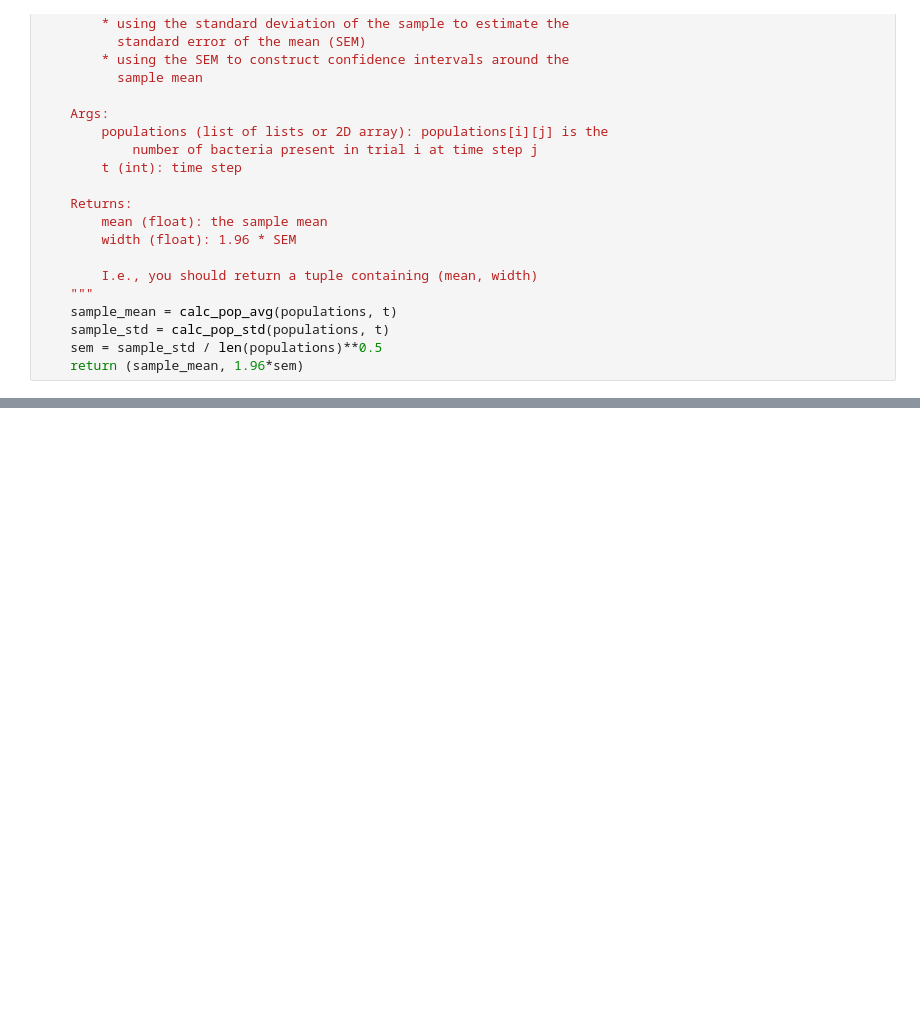
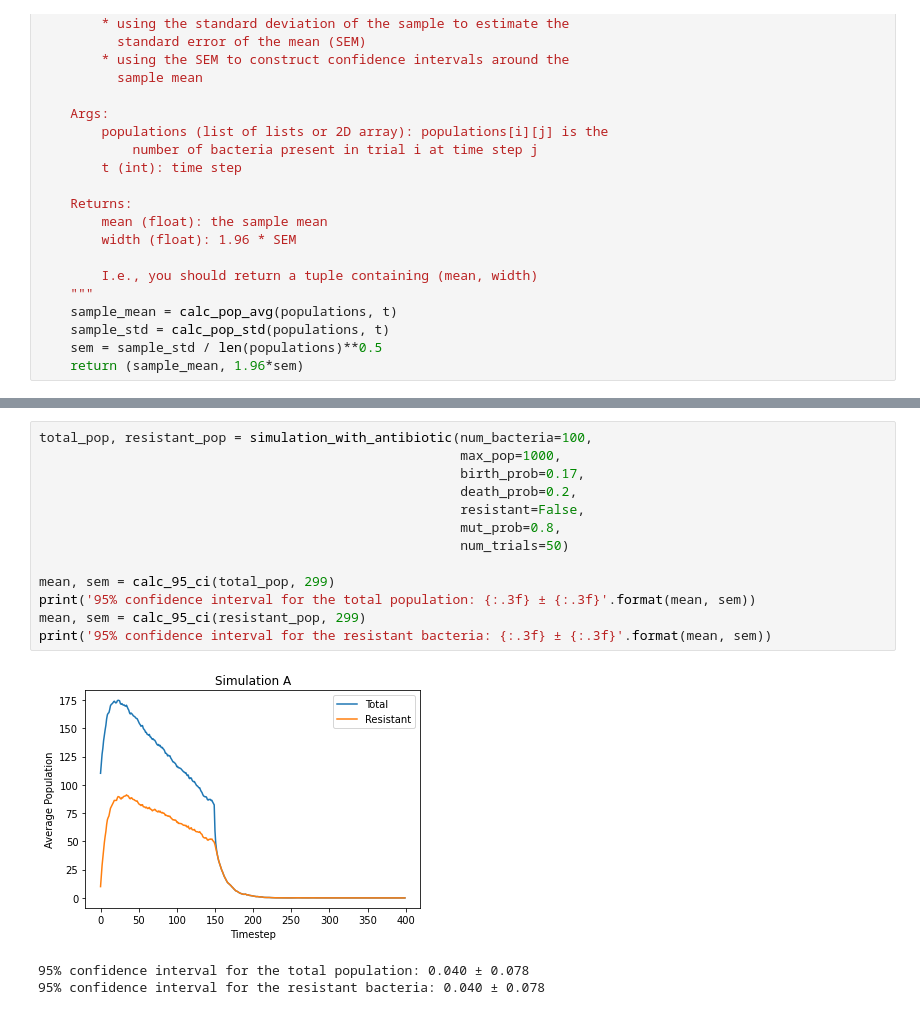
Before and after one commit to Meta-Sean/6.0001, a Jupyter notebook: 6_0002_ps4.ipynb, the cells around one changed output, grey strips where cells are left out. Cells and saved outputs as stored; diff of their text form; blank space fills up the shorter version.

```diff
--- a/6_0002_ps4.ipynb
+++ b/6_0002_ps4.ipynb
@@ -631,0 +650,17 @@ make_two_curve_plot(range(400), avgList, resistList, 'Total', 'Resistant', 'Time
+# %%
+total_pop, resistant_pop = simulation_with_antibiotic(num_bacteria=100,
+                                                      max_pop=1000,
+                                                      birth_prob=0.17,
+                                                      death_prob=0.2,
+                                                      resistant=False,
+                                                      mut_prob=0.8,
+                                                      num_trials=50)
+
+mean, sem = calc_95_ci(total_pop, 299)
+print('95% confidence interval for the total population: {:.3f} ± {:.3f}'.format(mean, sem))
+mean, sem = calc_95_ci(resistant_pop, 299)
+print('95% confidence interval for the resistant bacteria: {:.3f} ± {:.3f}'.format(mean, sem))
+# %% [output]
+[figure, added]
+95% confidence interval for the total population: 0.040 ± 0.078
+95% confidence interval for the resistant bacteria: 0.040 ± 0.078
```
Also changed, not shown: parts of 9 cells of this notebook.
